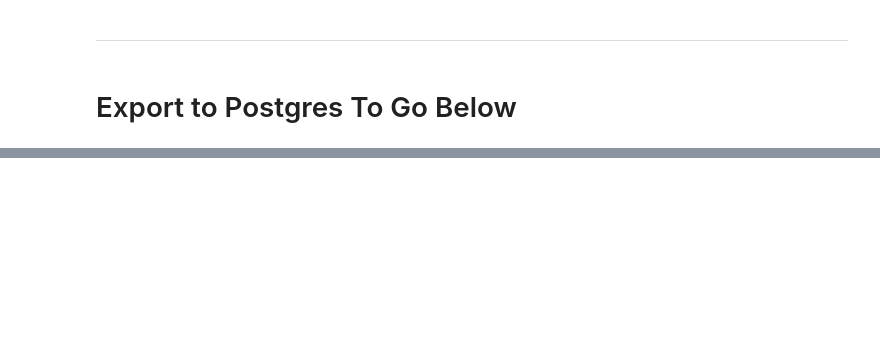
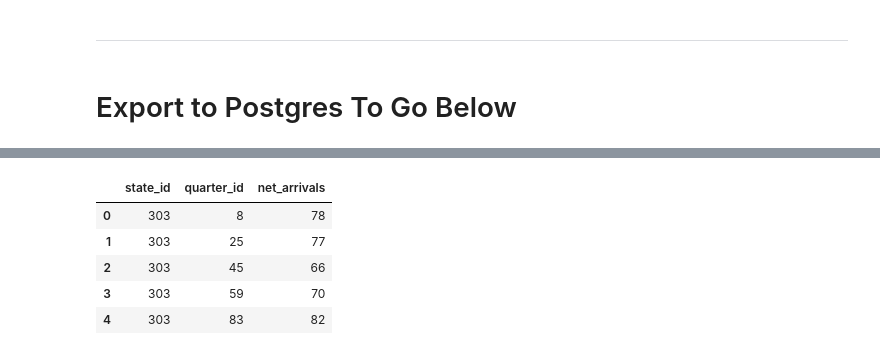
Before and after one commit to jonowood/Project_2, a Jupyter notebook: Clean_Test.ipynb, the cells around one changed output, grey strips where cells are left out. Drawn from its saved outputs; the diff is of its cells as text; code cells hidden in the pictures; blank space fills up the shorter version.

```diff
--- a/ETL/Clean_Test.ipynb
+++ b/Clean_Test.ipynb
@@ -637,0 +765,10 @@ population_df.tail()
+# %%
+#TEST Internal Arrival DB to see if the dada loaded
+pd.read_sql_query('select * from internal_arrival', con=engine).head()
+# %% [output]
+|  | state_id | quarter_id | net_arrivals |
+| 0 | 303 | 8 | 78 |
+| 1 | 303 | 25 | 77 |
+| 2 | 303 | 45 | 66 |
+| 3 | 303 | 59 | 70 |
+| 4 | 303 | 83 | 82 |
```
Also changed, not shown: parts of 26 cells of this notebook, 3 other files.
